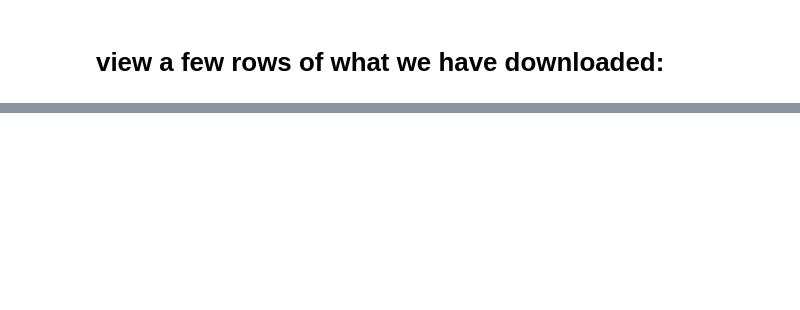
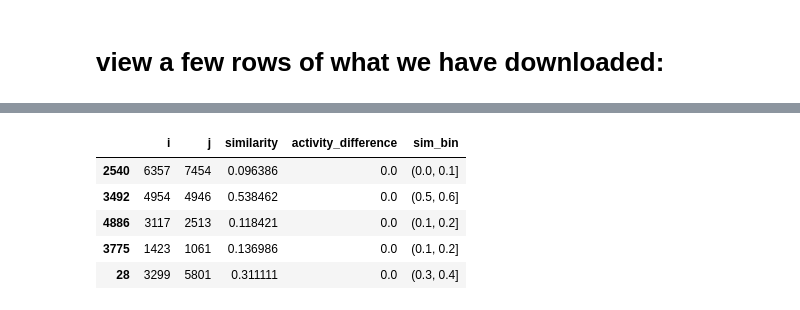
Before and after one commit to apoorvapu/data_science, a Jupyter notebook: meeting1.ipynb, the cells around one changed output, grey strips where cells are left out. Saved outputs shown, nothing was run; the diff lists cells and outputs as text; code cells hidden in the pictures; blank space fills up the shorter version.

```diff
--- a/meeting1.ipynb
+++ b/meeting1.ipynb
@@ -110,3 +164,12 @@ pairs_df.head()
+# %%
+pairs_df_sorted.tail()
+# %% [output]
+|  | i | j | similarity | activity_difference | sim_bin |
+| 2540 | 6357 | 7454 | 0.096386 | 0.0 | (0.0, 0.1] |
+| 3492 | 4954 | 4946 | 0.538462 | 0.0 | (0.5, 0.6] |
+| 4886 | 3117 | 2513 | 0.118421 | 0.0 | (0.1, 0.2] |
+| 3775 | 1423 | 1061 | 0.136986 | 0.0 | (0.1, 0.2] |
+| 28 | 3299 | 5801 | 0.311111 | 0.0 | (0.3, 0.4] |
 # %%
 # ================================
 # STEP 6: Scatter plot - similarity vs activity difference
```
Also changed, not shown: parts of 17 cells of this notebook.
